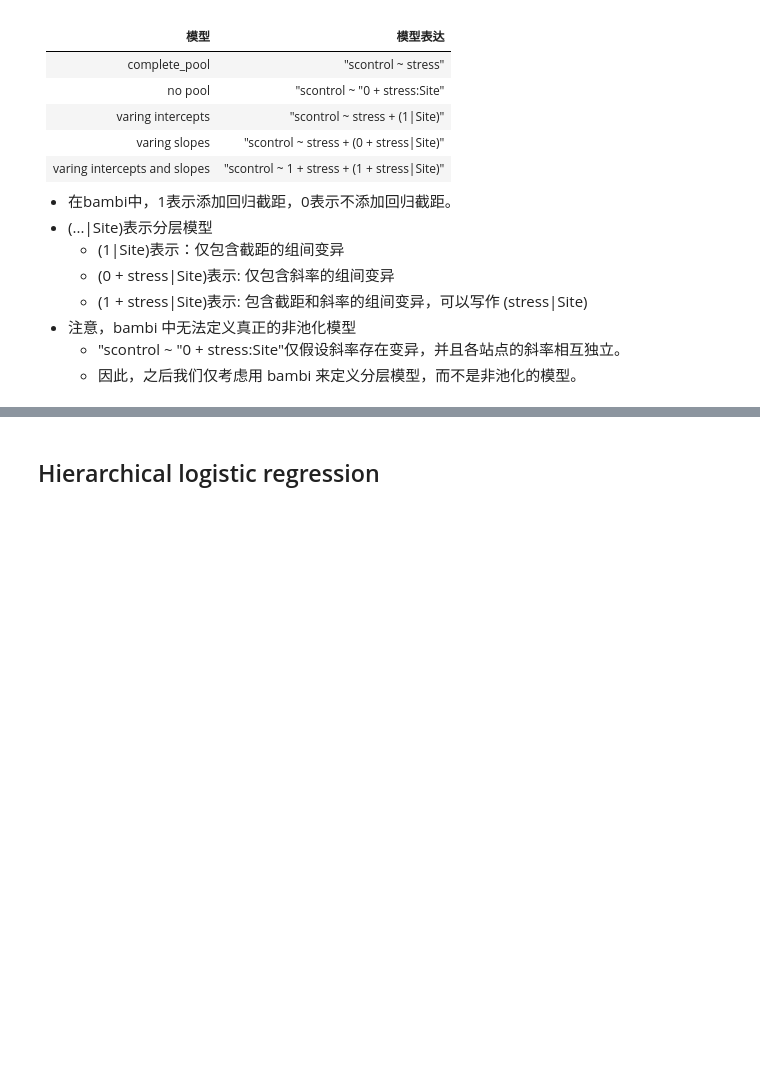
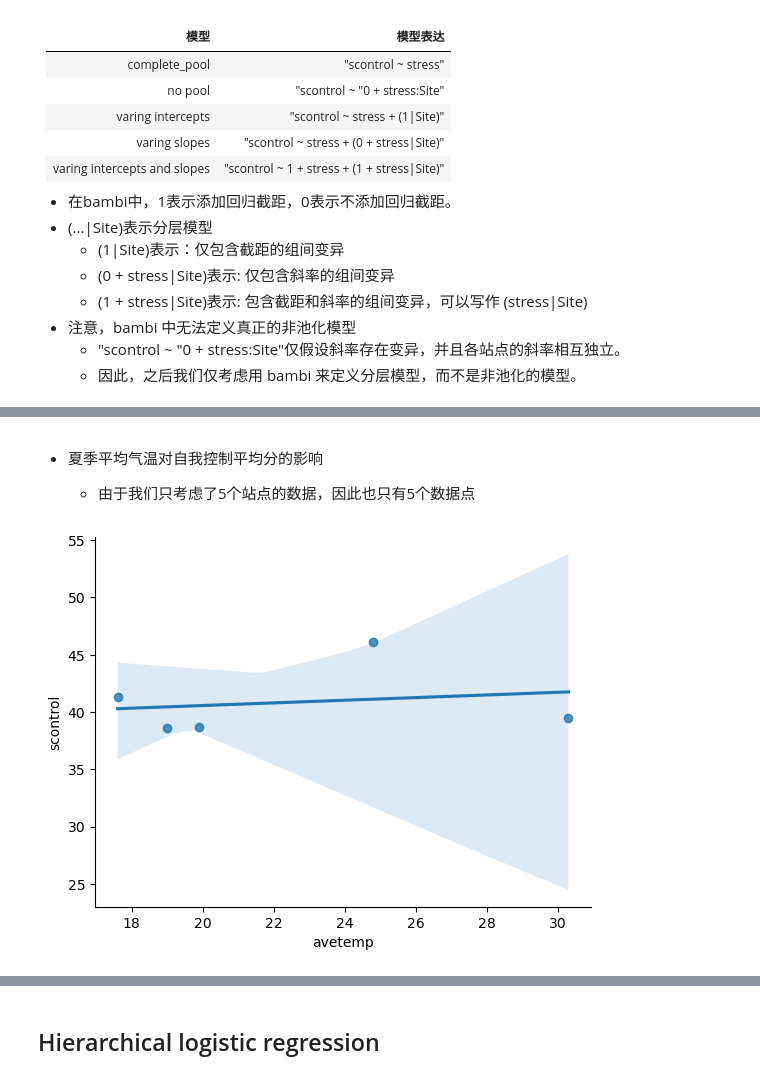
Before and after one commit to Utenna/PyBayesian, a Jupyter notebook: 2023/lin/lec15/lec15_v0.4.ipynb, the cells around one changed output, grey strips where cells are left out. Cells and saved outputs as stored; diff of their text form; code cells hidden in the pictures; blank space fills up the shorter version.

```diff
--- a/2023/lin/lec15/lec15_v0.4.ipynb
+++ b/2023/lin/lec15/lec15_v0.4.ipynb
@@ -1366,0 +1363,17 @@ var_both_bmb.graph()
+# %%
+#选择需要的变量
+df_temp =df_first5[["site_idx","obs_id","Site","stress","scontrol"]].reset_index(drop=True)
+levels = df_temp['Site'].unique()
+
+#生成各站点的夏季平均气温
+level_mapping = {
+    levels[0]: 17.6,
+    levels[1]: 24.8,
+    levels[2]: 19.9,
+    levels[3]: 30.3,
+    levels[4]: 19
+}
+
+#将气温信息合并到数据框中
+df_temp['avetemp'] = df_temp['Site'].map(level_mapping)
+df_temp
@@ -1366,0 +1394,9 @@ var_both_bmb.graph()
+# %% [markdown]
+* 夏季平均气温对自我控制平均分的影响
+
+    * 由于我们只考虑了5个站点的数据，因此也只有5个数据点
+# %%
+sns.regplot(x="avetemp", y="scontrol", data=df_temp.groupby("Site").mean())
+sns.despine()
+# %% [output]
+[figure, added]
```
Also changed, not shown: parts of 17 cells of this notebook, 3 other files.
